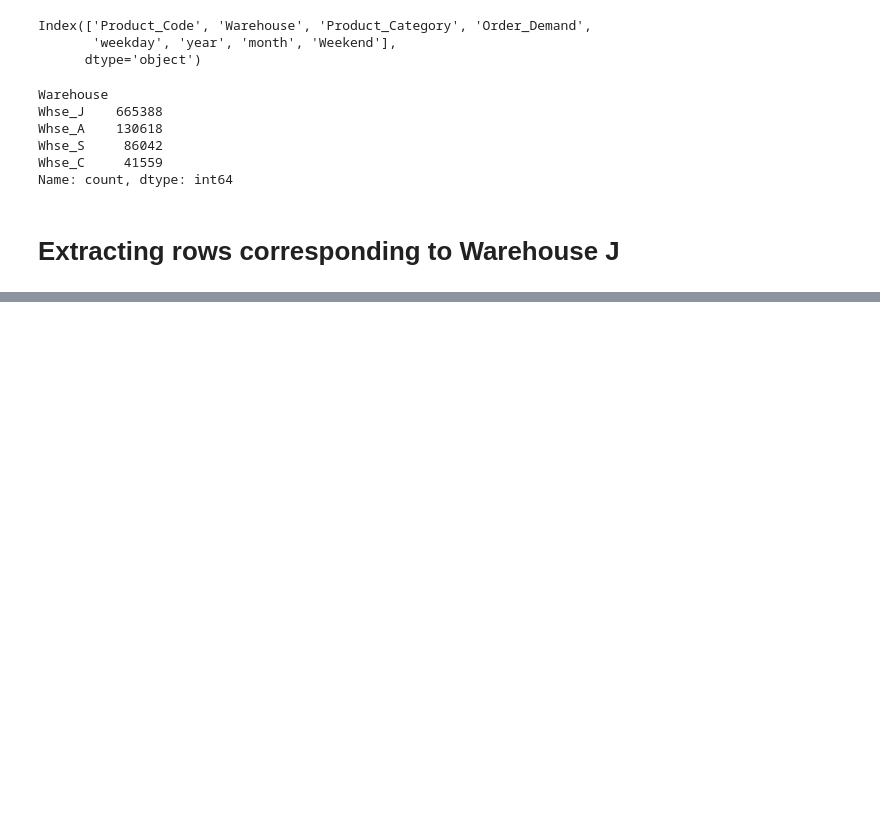
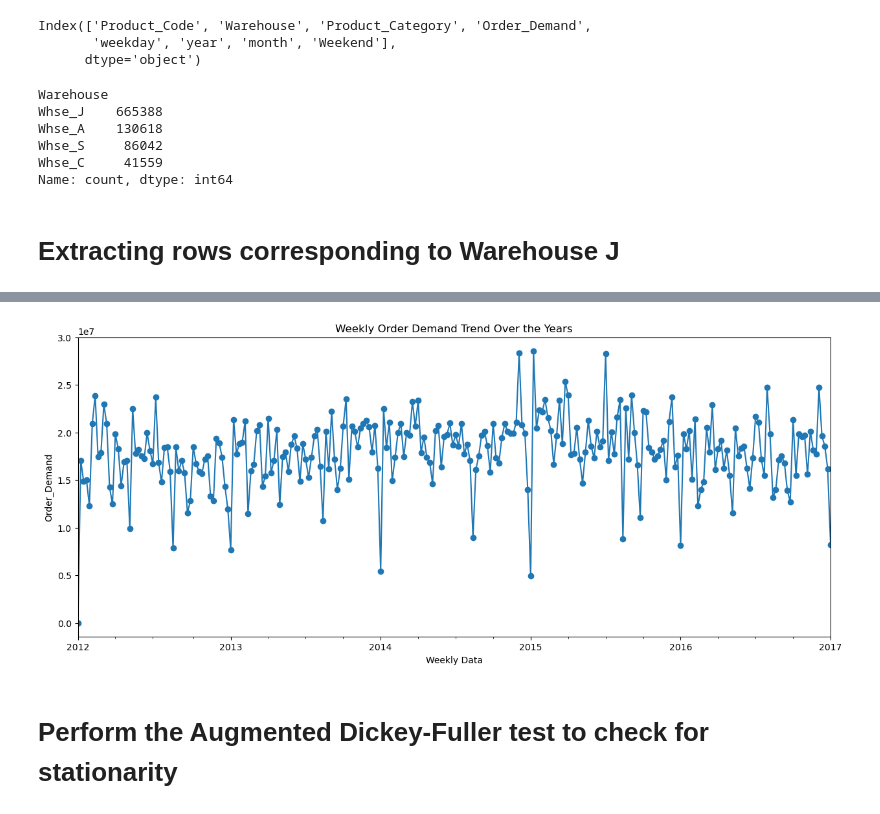
Before and after one commit to Harshit-masiwal/forecast-product-demand-project, a Jupyter notebook: forecast project.ipynb, the cells around one changed output, grey strips where cells are left out. Saved outputs shown, nothing was run; the diff lists cells and outputs as text; code cells hidden in the pictures; blank space fills up the shorter version.

```diff
--- a/forecast project.ipynb
+++ b/forecast project.ipynb
@@ -222,0 +337,13 @@ Name: count, dtype: int64
+# %%
+w_data = data['Order_Demand'].resample('W').sum()
+
+plt.figure(figsize=(15,6))
+w_data.plot(kind='line', marker='o')
+plt.title('Weekly Order Demand Trend Over the Years')
+plt.xlabel('Weekly Data')
+plt.ylabel('Order_Demand')
+plt.show()
+# %% [output]
+[figure, added]
+# %% [markdown]
+# Perform the Augmented Dickey-Fuller test to check for stationarity
```
Also changed, not shown: parts of 24 cells of this notebook.
